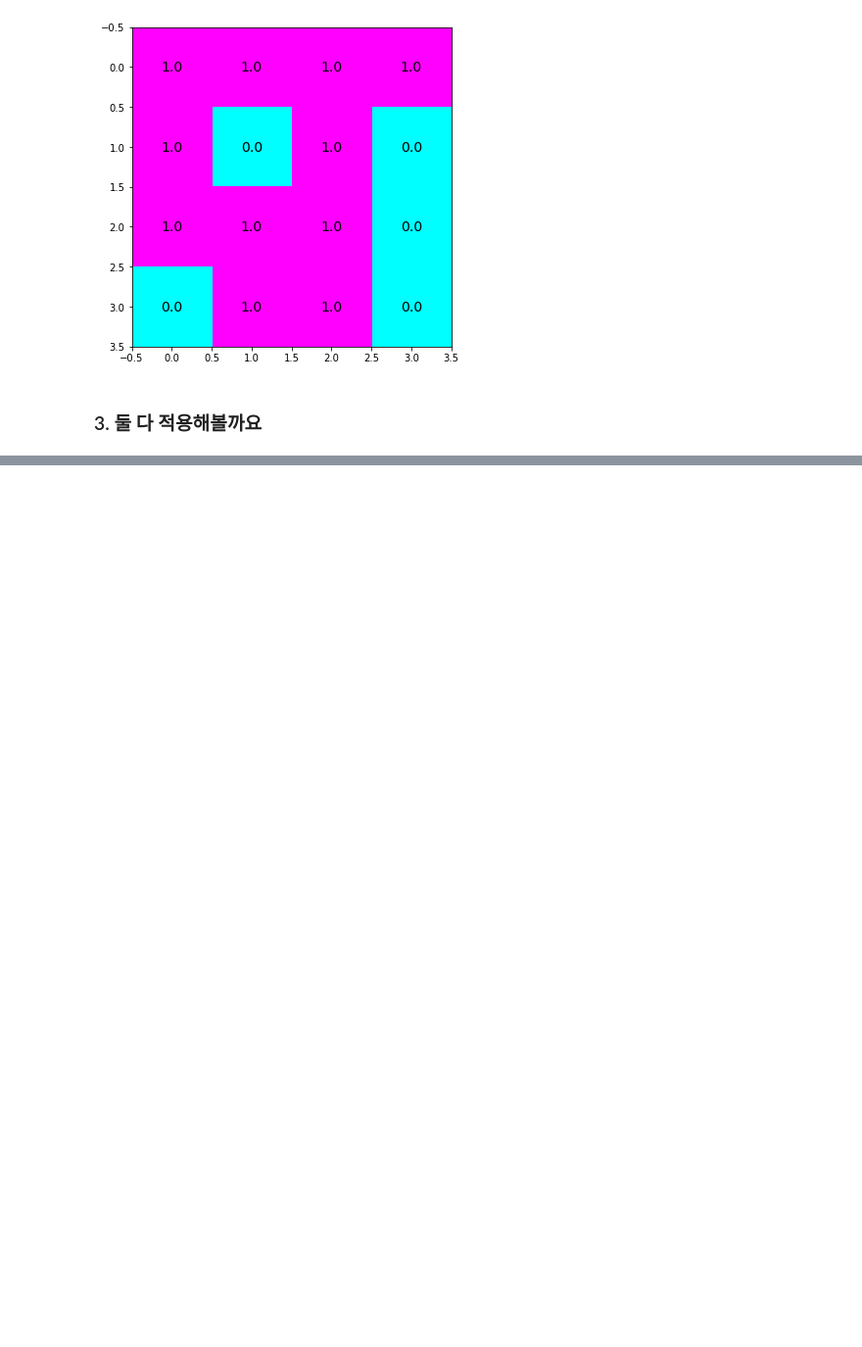
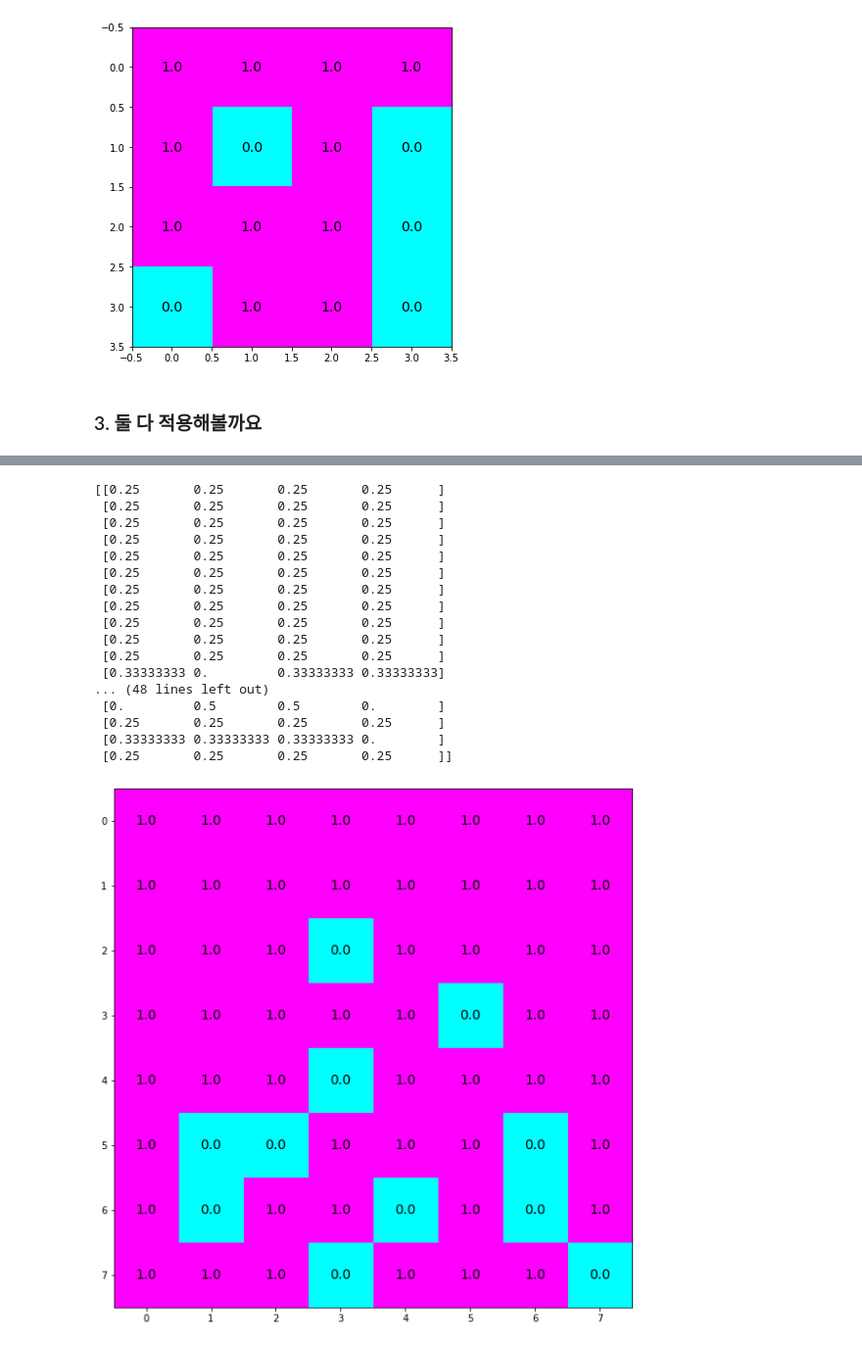
Before and after one commit to kimsol729/reinforcement_learning, a Jupyter notebook: chapter4/CHAP4.ipynb, the cells around one changed output, grey strips where cells are left out. Shown at 98% size. Drawn from its saved outputs; the diff is of its cells as text; code cells hidden in the pictures; blank space fills up the shorter version.

```diff
--- a/chapter4/CHAP4.ipynb
+++ b/chapter4/CHAP4.ipynb
@@ -483,0 +578,24 @@ plot_values(V_vi)
+# %%
+policy_vi, V_vi = value_iteration(env)
+print(policy_vi,"\n")
+
+plot_values_up(V_vi)
+# %% [output]
+[[0.25       0.25       0.25       0.25      ]
+ [0.25       0.25       0.25       0.25      ]
+ [0.25       0.25       0.25       0.25      ]
+ [0.25       0.25       0.25       0.25      ]
+ [0.25       0.25       0.25       0.25      ]
+ [0.25       0.25       0.25       0.25      ]
+ [0.25       0.25       0.25       0.25      ]
+ [0.25       0.25       0.25       0.25      ]
+ [0.25       0.25       0.25       0.25      ]
+ [0.25       0.25       0.25       0.25      ]
+ [0.25       0.25       0.25       0.25      ]
+ [0.33333333 0.         0.33333333 0.33333333]
+... (48 lines left out)
+ [0.         0.5        0.5        0.        ]
+ [0.25       0.25       0.25       0.25      ]
+ [0.33333333 0.33333333 0.33333333 0.        ]
+ [0.25       0.25       0.25       0.25      ]]
+[figure, added]
```
Also changed, not shown: parts of 5 cells of this notebook.
